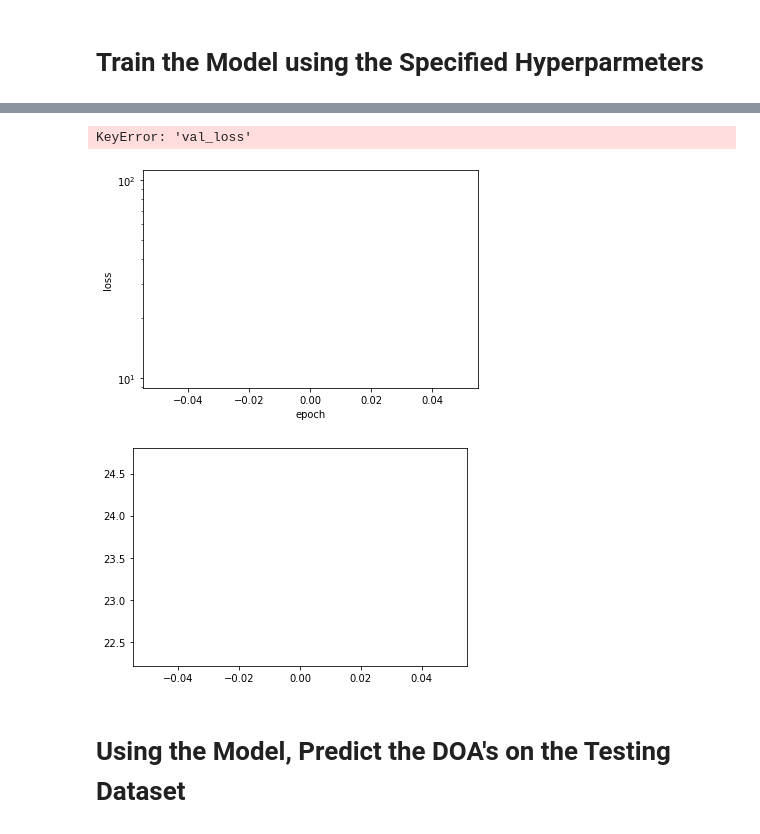
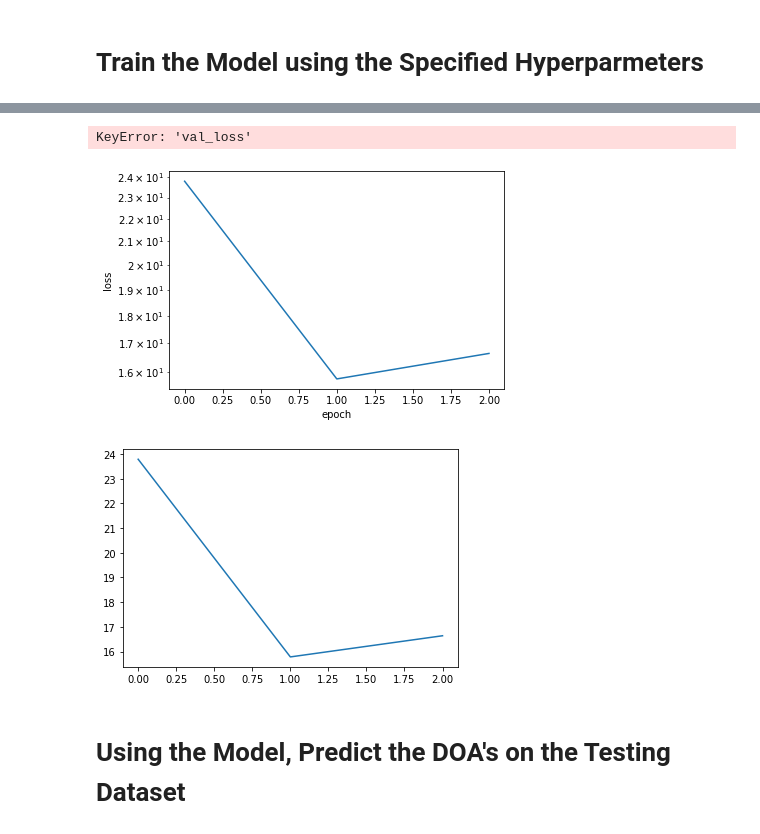
Before and after one commit to mbisbano1/MLDOA_ET, a Jupyter notebook: ML Code/SeniorDesignCode-Daniel.ipynb, the cells around one changed output, grey strips where cells are left out. Drawn from its saved outputs; the diff is of its cells as text; code cells hidden in the pictures.

```diff
--- a/ML Code/SeniorDesignCode-Daniel.ipynb
+++ b/ML Code/SeniorDesignCode-Daniel.ipynb
@@ -225,7 +224,7 @@ cp= ModelCheckpoint('model/', save_best_only=True) #need validation data
 
 t0=time.time()
 #history= model.fit(inputs,epochs=10,batch_size=None,verbose=1, callbacks=[es, cp],validation_data=val_inputs)#, max_queue_size=200)
-history= model.fit(inputs, batch_size=None)
+history= model.fit(inputs,epochs=3, batch_size=None)
 t1=time.time()
 print("The total run time to train was %.2f seconds"%(t1-t0))
 
@@ -248,6 +252,6 @@ The total run time to train was 792.63 seconds
 KeyError: 'val_loss'
-[figure, old version]
+[figure, new version]
-[figure, old version]
+[figure, new version]
 # %% [markdown]
 # Using the Model, Predict the DOA's on the Testing Dataset #
 # %%
```
Also changed, not shown: parts of 12 cells of this notebook, 4 other files.
